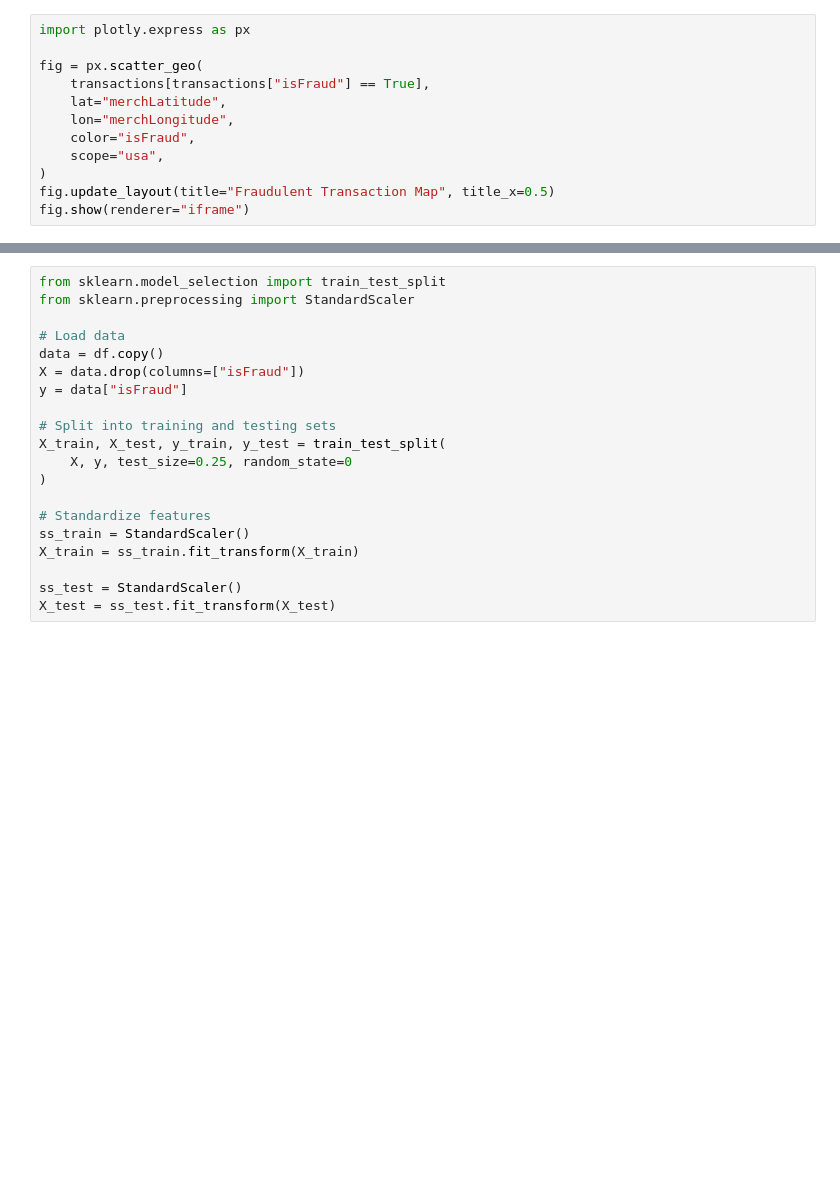
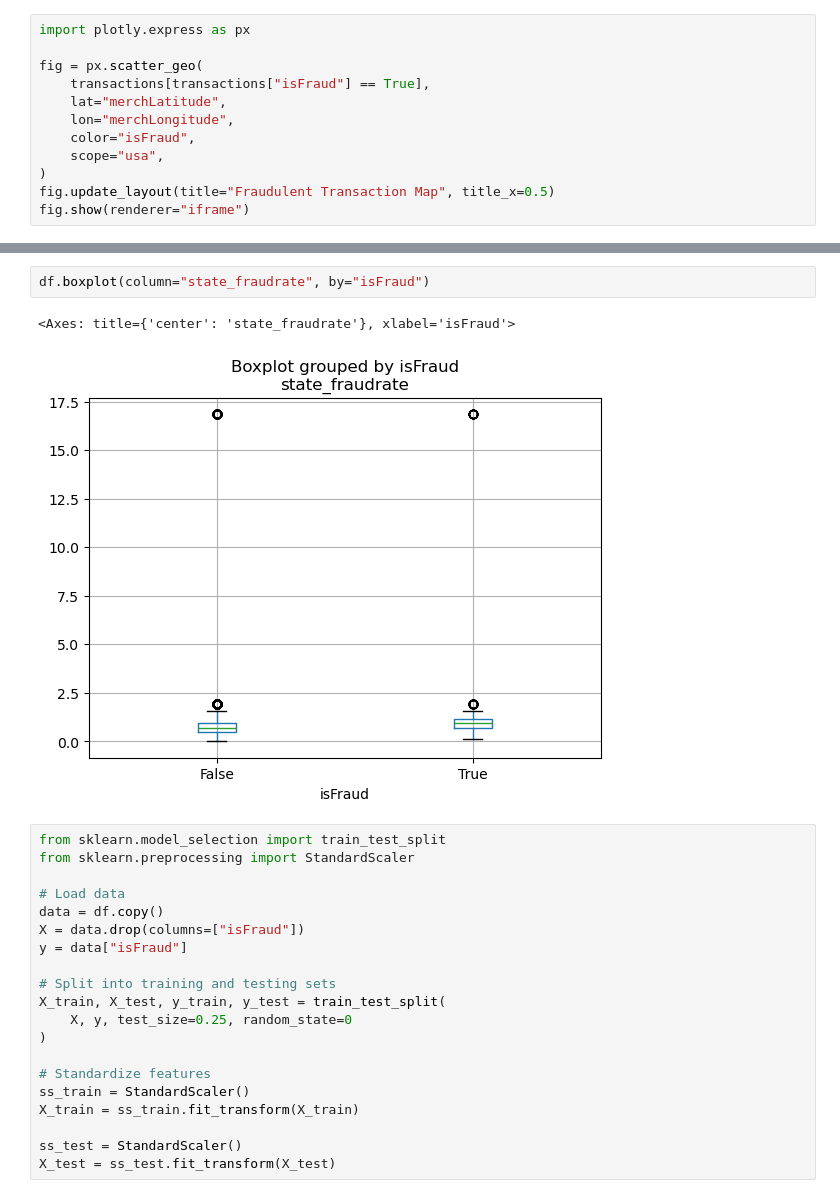
Before and after one commit to mlghammit/DataQuest-2024, a Jupyter notebook: workspace-michael/code.ipynb, the cells around one changed output, grey strips where cells are left out. Cells and saved outputs as stored; diff of their text form; blank space fills up the shorter version.

```diff
--- a/workspace-michael/code.ipynb
+++ b/workspace-michael/code.ipynb
@@ -388,3 +377,8 @@ df
+# %%
+df.boxplot(column="state_fraudrate", by="isFraud")
+# %% [output]
+<Axes: title={'center': 'state_fraudrate'}, xlabel='isFraud'>
+[figure, added]
 # %%
 from sklearn.model_selection import train_test_split
 from sklearn.preprocessing import StandardScaler
```
Also changed, not shown: parts of 7 cells of this notebook, 4 other files.
